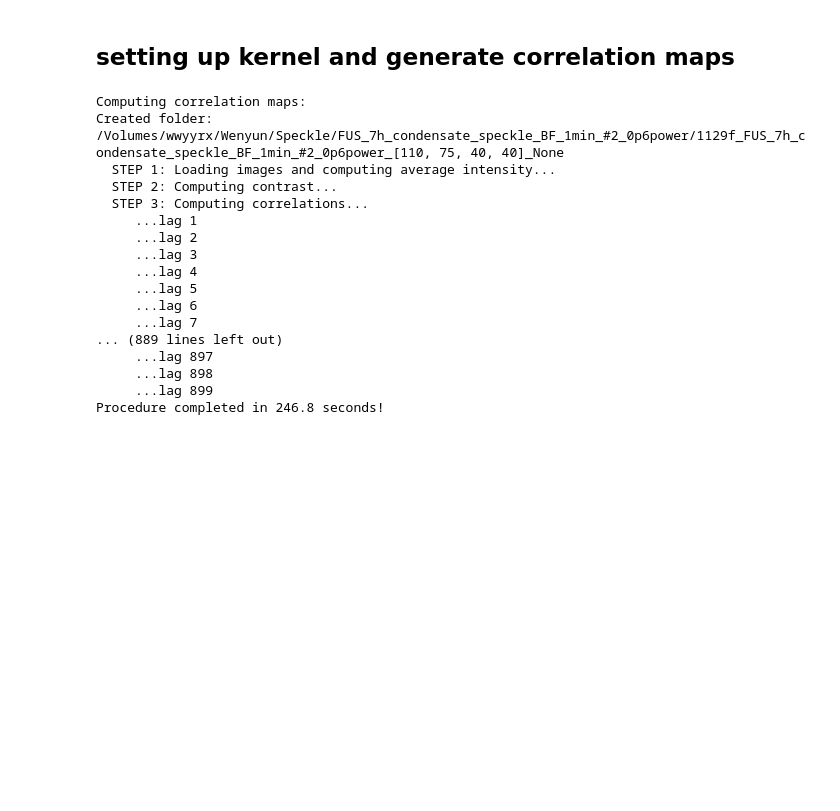
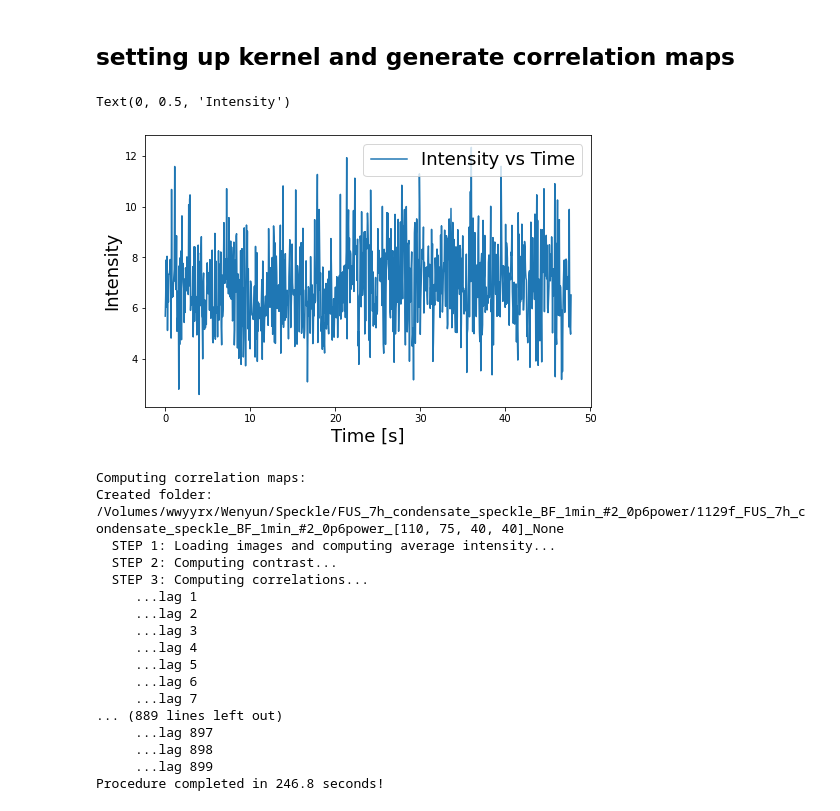
Before and after one commit to wwy-wwy-wwy/Speckle_project, a Jupyter notebook: 7hours.ipynb, the cells around one changed output. Cells and saved outputs as stored; diff of their text form; code cells hidden in the pictures; blank space fills up the shorter version.

```diff
--- a/7hours.ipynb
+++ b/7hours.ipynb
@@ -125,3 +125,32 @@ def load_correlation_maps(foldername,imgname,testROI, tRange):
     return corr_maps
 # %%
 kernel=set_up_kernel(kernel_size)
+# %%
+import csv
+kernel_matrix=kernel.ToMatrix()
+# %%
+px=[150,9] #[y,x]
+intensity=[]
+t_range=range(0,900,1)
+real_t= [element * framespeed for element in t_range]
+for t in t_range:
+    kerneled_intensity=0
+    start_y=px[0]-math.floor(kernel_matrix.shape[0]/2)
+    start_x=px[1]-math.floor(kernel_matrix.shape[1]/2)
+    for y_i in range(0,kernel_matrix.shape[1],1):
+        for x_i in range(0,kernel_matrix.shape[1],1):
+            y_pixel=start_y+y_i
+            x_pixel=start_x+x_i
+            kerneled_intensity=kerneled_intensity+kernel_matrix[y_i,x_i]*img[t][y_pixel,x_pixel]
+    intensity_t=kerneled_intensity
+    intensity.append(intensity_t)
+
+plt.figure(figsize=(8,5))
+#plt.ylim([0, 255])
+plt.plot(real_t,intensity,'-')
+plt.legend(['Intensity vs Time'], fontsize=18)
+plt.xlabel("Time [s]",fontsize=18)
+plt.ylabel("Intensity",fontsize=18)
+# %% [output]
+Text(0, 0.5, 'Intensity')
+[figure, added]
```
Also changed, not shown: parts of 2 cells of this notebook, 3 other files.
